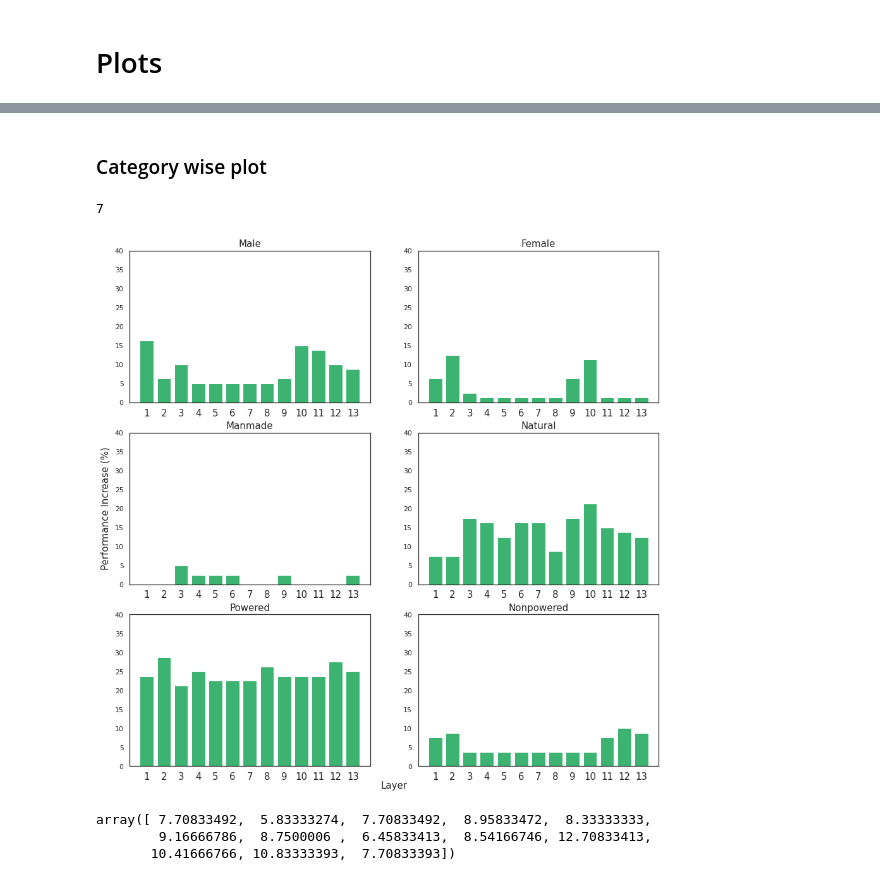
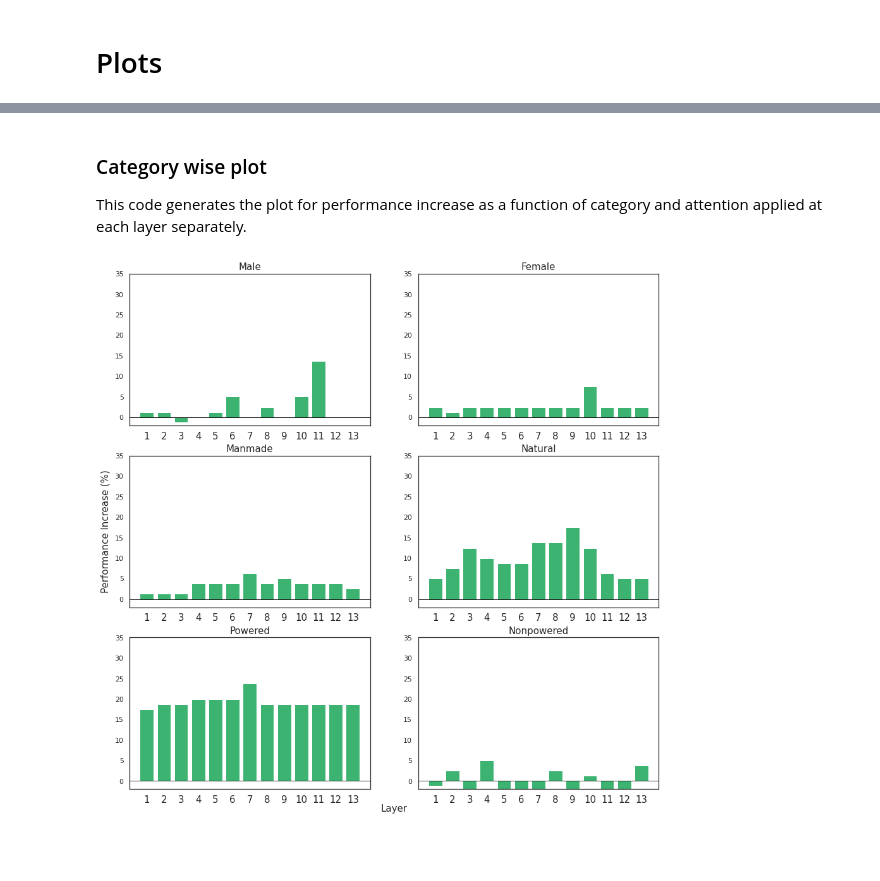
Before and after one commit to soukhind2/vgg16obj, a Jupyter notebook: Merge_set.ipynb, the cells around one changed output, grey strips where cells are left out. Cells and saved outputs as stored; diff of their text form; code cells hidden in the pictures; blank space fills up the shorter version.

```diff
--- a/Merge_set.ipynb
+++ b/Merge_set.ipynb
@@ -808,19 +794,13 @@ Epoch 00003: early stopping
 import numpy as np
 import matplotlib.pyplot as plt
 
-x = np.load('tun_accuracy_new0.npy')
+x = np.load('tun_accuracy_add0.npy')
 x = np.expand_dims(x,0)
 
-for i in np.arange(0.5,11,1):
-  temp = np.load('tun_accuracy_new' + str(i) + '.npy')
+for i in np.arange(1,10,1):
+  temp = np.load('tun_accuracy_add' + str(i) + '.npy')
   temp = np.expand_dims(temp,0)
   x = np.vstack((x,temp))
-
-for i in np.arange(1,11,1):
-  temp = np.load('tun_accuracy_new' + str(i) + '.npy')
-  temp = np.expand_dims(temp,0)
-  x = np.vstack((x,temp))
-
 
 
 
@@ -842,7 +822,7 @@ ax.set_xlabel('Layer',size = 20)
 ax.set_xticklabels(np.arange(1,14),size = 20)
 plt.yticks(fontsize = 20)
 plt.ylim(0,30)
-plt.title('Attention by tuning curve, bias stng: 0-10.5',size = 15)
+plt.title('Attention by tuning curve, bias stng: 0 - 10.5',size = 15)
 ax.set_ylabel('Performance Increase (%)',size = 20)
 # %% [output]
 Text(0, 0.5, 'Performance Increase (%)')
@@ -850,15 +829,0 @@ Text(0, 0.5, 'Performance Increase (%)')
-# %%
-#grad_acc = plt_data
-tun_acc = plt_data
-# %%
-import seaborn as sns
-sns.set(style="white",rc={"lines.linewidth": 1})
-plt.figure(figsize = (15,12))
-ax = sns.pointplot(data = tun_acc*100, color = 'mediumseagreen',
-                   errorwidth = 0.1 , capsize = 0.2)
-ax = sns.pointplot(data = grad_acc*100, color = 'red',
-                   errorwidth = 0.1 , capsize = 0.2)
-ax.set_xlabel('Layer',size = 20)
-ax.set_xticklabels(np.arange(1,14),size = 20)
-ax.set_yticklabels(np.arange(0,40,5),size = 20)
-ax.set_ylabel('Performance Increase (%)',size = 20)
@@ -876,60 +839,51 @@ for i in range(13):
   _,pval[i] = stats.ttest_ind(tun_acc[:,i],grad_acc[:,i],equal_var=False)
 
 pval
-# %% [markdown]
-### Category wise plot
-# %%
-np.argmax(gacc[:,0,7])
-# %% [output]
-7
+# %% [markdown]
+### Category wise plot
+This code generates the plot for performance increase as a function of category and attention applied at each layer separately.
 # %%
-gacc = np.load('tun_accuracy_new0.npy')
+gacc = np.load('tun_accuracy_add0.npy')
 gacc = np.expand_dims(gacc,0)
 
-for i in np.arange(0.5,11,1):
-  temp = np.load('tun_accuracy_new' + str(i) + '.npy')
+for i in np.arange(0,5,1):
+  temp = np.load('tun_accuracy_add' + str(i) + '.npy')
   temp = np.expand_dims(temp,0)
   gacc = np.vstack((gacc,temp))
 strngs = np.arange(0.5,5,1)
-
+'''
 for i in np.arange(1,11,1):
-  temp = np.load('tun_accuracy_new' + str(i) + '.npy')
+  temp = np.load('tun_accuracy_add' + str(i) + '.npy')
   temp = np.expand_dims(temp,0)
   gacc = np.vstack((gacc,temp))
-strngs = np.concatenate((strngs,np.arange(1,6,1)))
+strngs = np.concatenate((strngs,np.arange(1,6,1)))'''
 y = np.amax(gacc,0).T
 
 
 plt_data = np.zeros((13,6))
 for i in range(13):
   for j in range(6):
     plt_data[i,j] = y[i,j] - acc[j]
 
 
 import seaborn as sns
 sns.set(style="white",rc={"lines.linewidth": 1})
 layer = 0
 f,axes = plt.subplots(3,2,figsize=(15,15))
 f.add_subplot(111, frameon=False)
 # hide tick and tick label of the big axis
 plt.tick_params(labelcolor='none', top=False, bottom=False, left=False, right=False)
 plt.xlabel("Layer",size = 15)
 plt.ylabel("Performance Increase (%)",size = 15)
 for x in range(3):
   for y in range(2):
     axes[x,y].bar(x = np.arange(0,13),height = plt_data[:,layer]*100,color = 'mediumseagreen')
     axes[x,y].set_xticklabels(np.arange(1,14),size = 15)
     axes[x,y].set_xticks(np.arange(0,14))
     axes[x,y].set_title(categories[layer],size = 15)
-    axes[x,y].set_ylim(0,40)
+    axes[x,y].set_ylim(-2,35)
     axes[x,y].set_xlim(-1,13)
     axes[x,y].hlines(y = 0,xmin= -1,xmax = 13)
     layer+=1
 # %% [output]
-[figure, old version]
+[figure, new version]
-# %%
-np.mean(plt_data,1)*100
-# %% [output]
-array([ 7.70833492,  5.83333274,  7.70833492,  8.95833472,  8.33333333,
-        9.16666786,  8.7500006 ,  6.45833413,  8.54166746, 12.70833413,
-       10.41666766, 10.83333393,  7.70833393])
```
Also changed, not shown: parts of 31 cells of this notebook.
